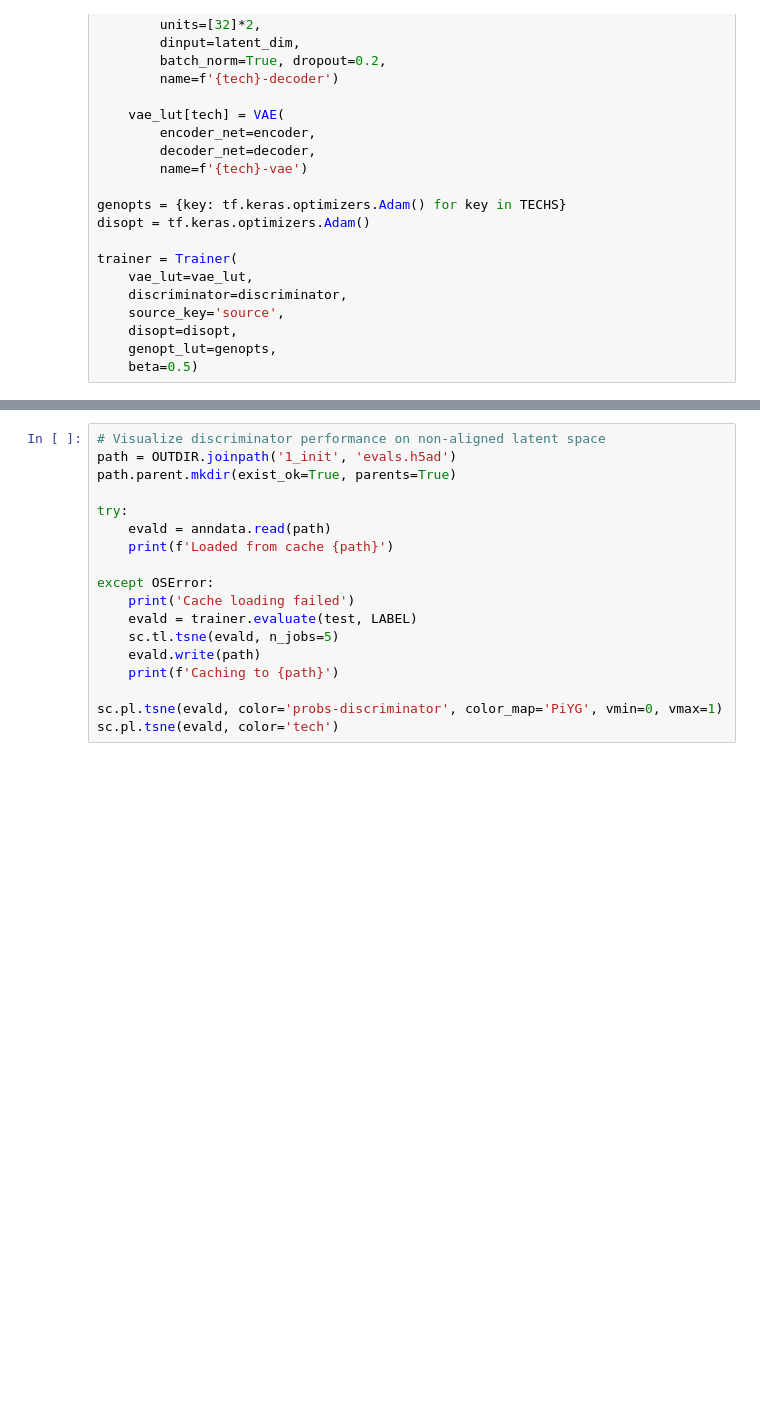
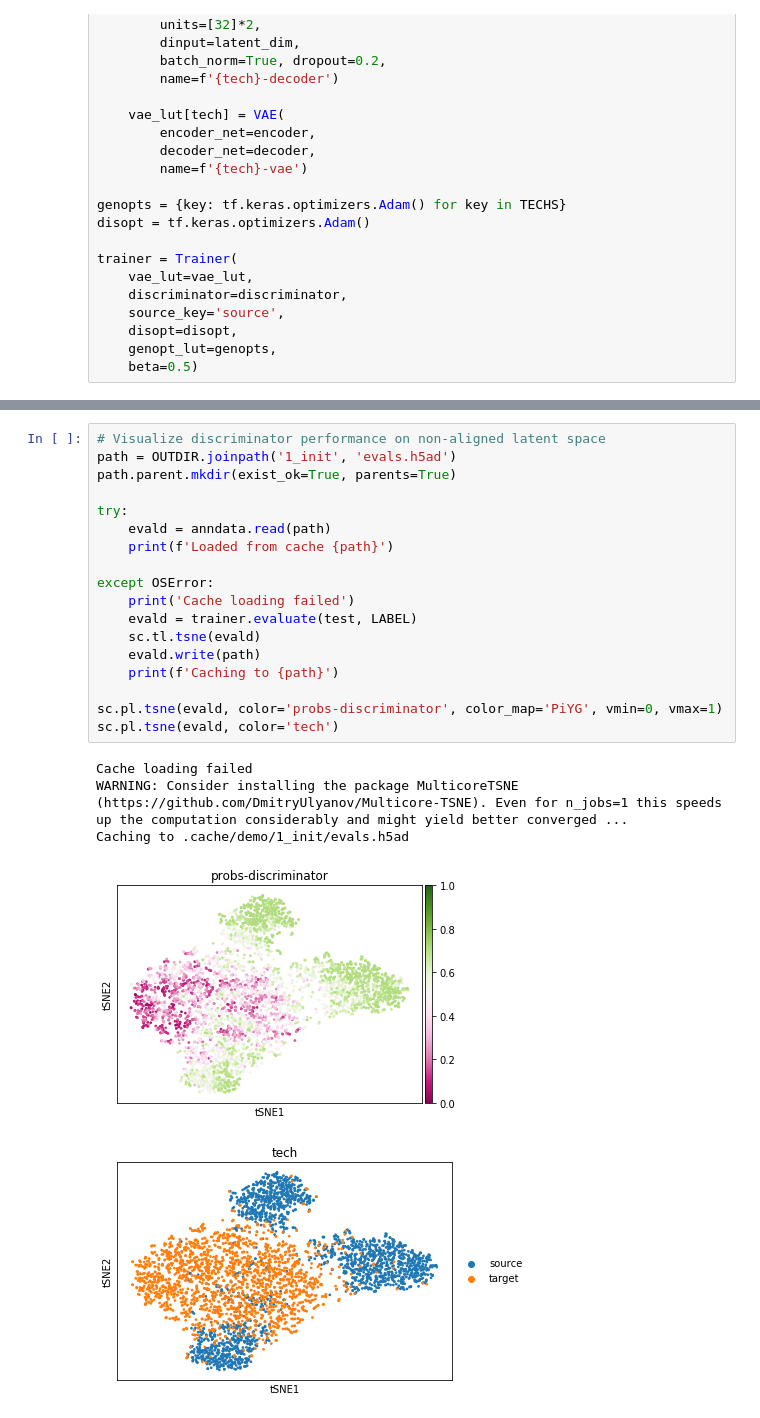
Before and after one commit to ratschlab/scim, a Jupyter notebook: demo.ipynb, the cells around one changed output, grey strips where cells are left out. Cells and saved outputs as stored; diff of their text form; blank space fills up the shorter version.

```diff
--- a/demo.ipynb
+++ b/demo.ipynb
@@ -212,19 +231,25 @@ plt.show()
 # %%
 # Visualize discriminator performance on non-aligned latent space
 path = OUTDIR.joinpath('1_init', 'evals.h5ad')
 path.parent.mkdir(exist_ok=True, parents=True)
 
 try:
     evald = anndata.read(path)
     print(f'Loaded from cache {path}')
 
 except OSError:
     print('Cache loading failed')
     evald = trainer.evaluate(test, LABEL)
-    sc.tl.tsne(evald, n_jobs=5)
+    sc.tl.tsne(evald)
     evald.write(path)
     print(f'Caching to {path}')
 
 sc.pl.tsne(evald, color='probs-discriminator', color_map='PiYG', vmin=0, vmax=1)
 sc.pl.tsne(evald, color='tech')
+# %% [output]
+Cache loading failed
+WARNING: Consider installing the package MulticoreTSNE (https://github.com/DmitryUlyanov/Multicore-TSNE). Even for n_jobs=1 this speeds up the computation considerably and might yield better converged ...
+Caching to .cache/demo/1_init/evals.h5ad
+[figure, added]
+[figure, added]
 # %%
```
Also changed, not shown: parts of 13 cells of this notebook, 1 other file.
